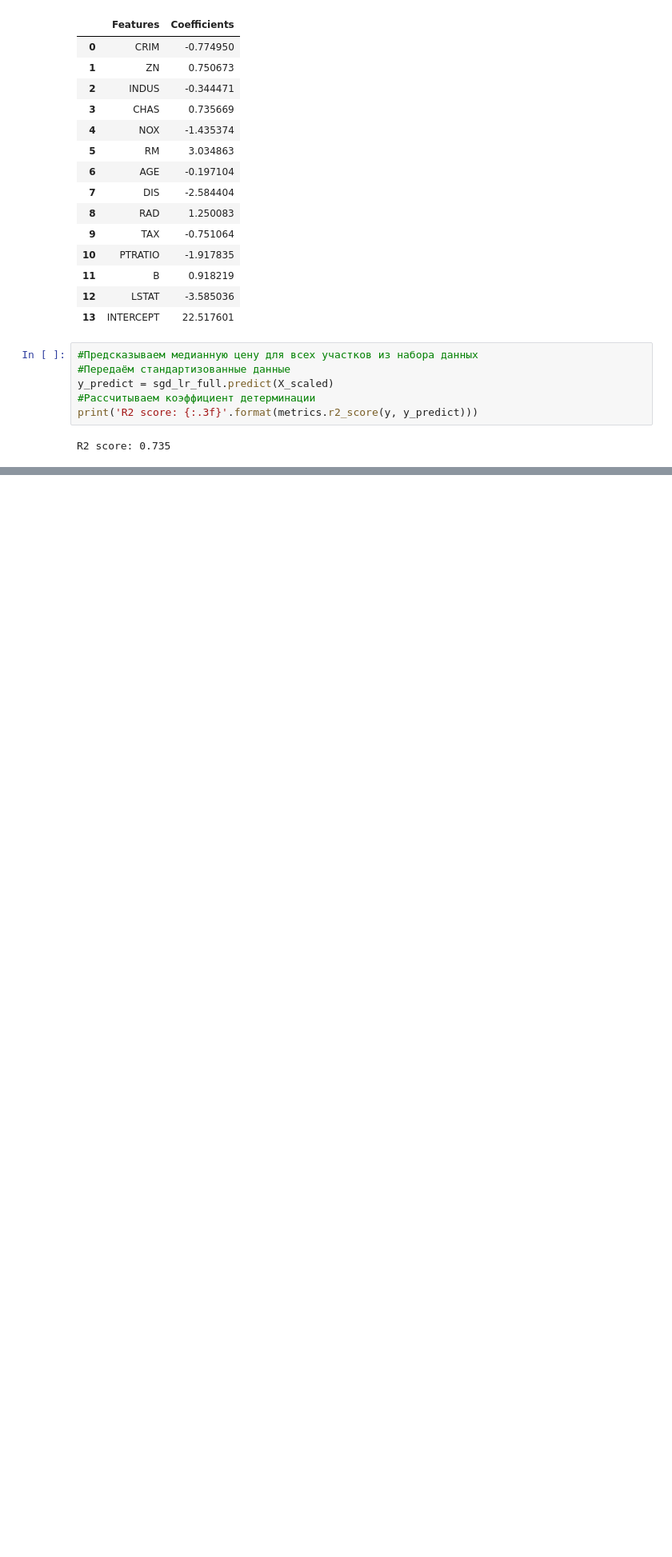
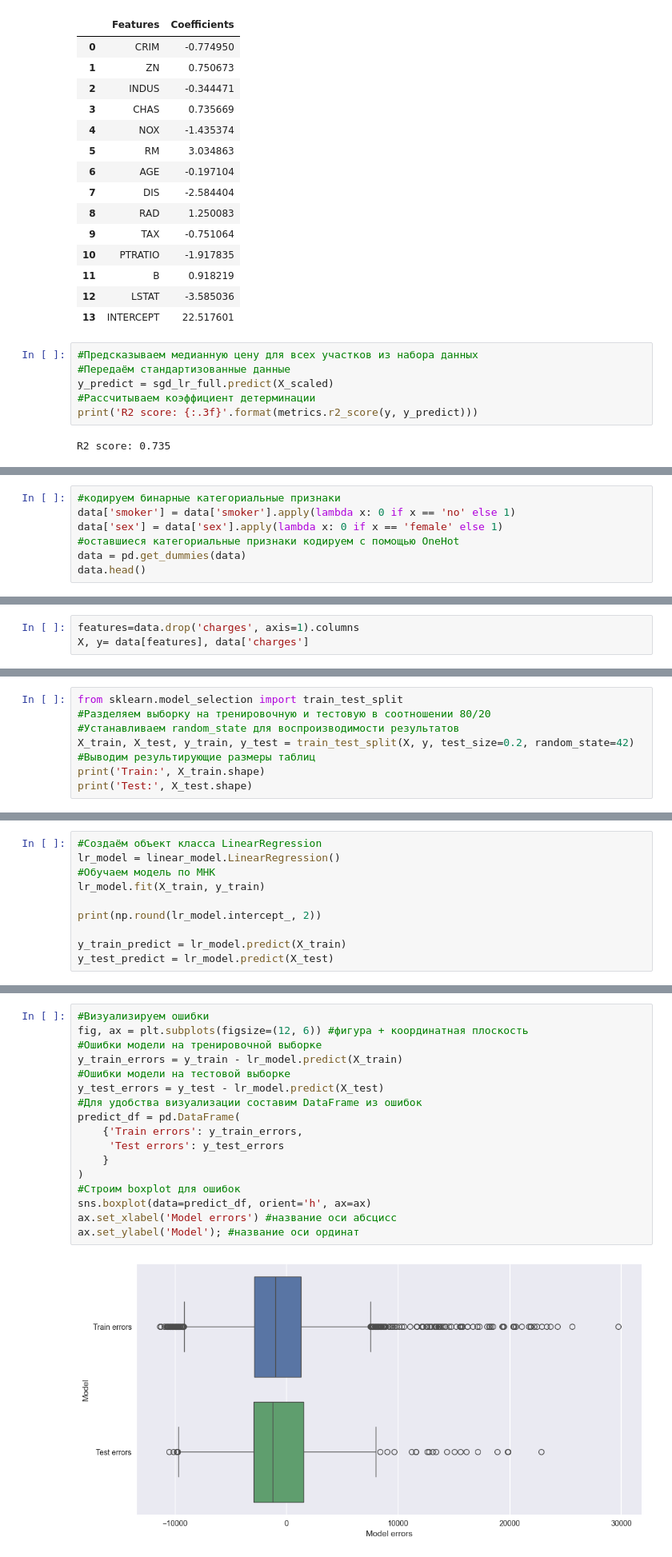
Before and after one commit to schdlr50/SF_ML_1, a Jupyter notebook: sf_ml_1_2.ipynb, the cells around one changed output, grey strips where cells are left out. Shown at 80% size. Saved outputs shown, nothing was run; the diff lists cells and outputs as text; blank space fills up the shorter version.

```diff
--- a/sf_ml_1_2.ipynb
+++ b/sf_ml_1_2.ipynb
@@ -304,0 +739,7 @@ R2 score: 0.735
+# %%
+#кодируем бинарные категориальные признаки
+data['smoker'] = data['smoker'].apply(lambda x: 0 if x == 'no' else 1)
+data['sex'] = data['sex'].apply(lambda x: 0 if x == 'female' else 1)
+#оставшиеся категориальные признаки кодируем с помощью OneHot
+data = pd.get_dummies(data)
+data.head()
@@ -304,0 +757,3 @@ R2 score: 0.735
+# %%
+features=data.drop('charges', axis=1).columns
+X, y= data[features], data['charges']
@@ -304,0 +770,8 @@ R2 score: 0.735
+# %%
+from sklearn.model_selection import train_test_split
+#Разделяем выборку на тренировочную и тестовую в соотношении 80/20
+#Устанавливаем random_state для воспроизводимости результатов
+X_train, X_test, y_train, y_test = train_test_split(X, y, test_size=0.2, random_state=42)
+#Выводим результирующие размеры таблиц
+print('Train:', X_train.shape)
+print('Test:', X_test.shape)
@@ -304,0 +787,10 @@ R2 score: 0.735
+# %%
+#Создаём объект класса LinearRegression
+lr_model = linear_model.LinearRegression()
+#Обучаем модель по МНК
+lr_model.fit(X_train, y_train)
+
+print(np.round(lr_model.intercept_, 2))
+
+y_train_predict = lr_model.predict(X_train)
+y_test_predict = lr_model.predict(X_test)
@@ -304,0 +831,19 @@ R2 score: 0.735
+# %%
+#Визуализируем ошибки
+fig, ax = plt.subplots(figsize=(12, 6)) #фигура + координатная плоскость
+#Ошибки модели на тренировочной выборке
+y_train_errors = y_train - lr_model.predict(X_train)
+#Ошибки модели на тестовой выборке
+y_test_errors = y_test - lr_model.predict(X_test)
+#Для удобства визуализации составим DataFrame из ошибок
+predict_df = pd.DataFrame(
+    {'Train errors': y_train_errors,
+     'Test errors': y_test_errors
+    }
+)
+#Строим boxplot для ошибок
+sns.boxplot(data=predict_df, orient='h', ax=ax)
+ax.set_xlabel('Model errors') #название оси абсцисс
+ax.set_ylabel('Model'); #название оси ординат
+# %% [output]
+[figure, added]
```
Also changed, not shown: parts of 77 cells of this notebook, 1 other file.
